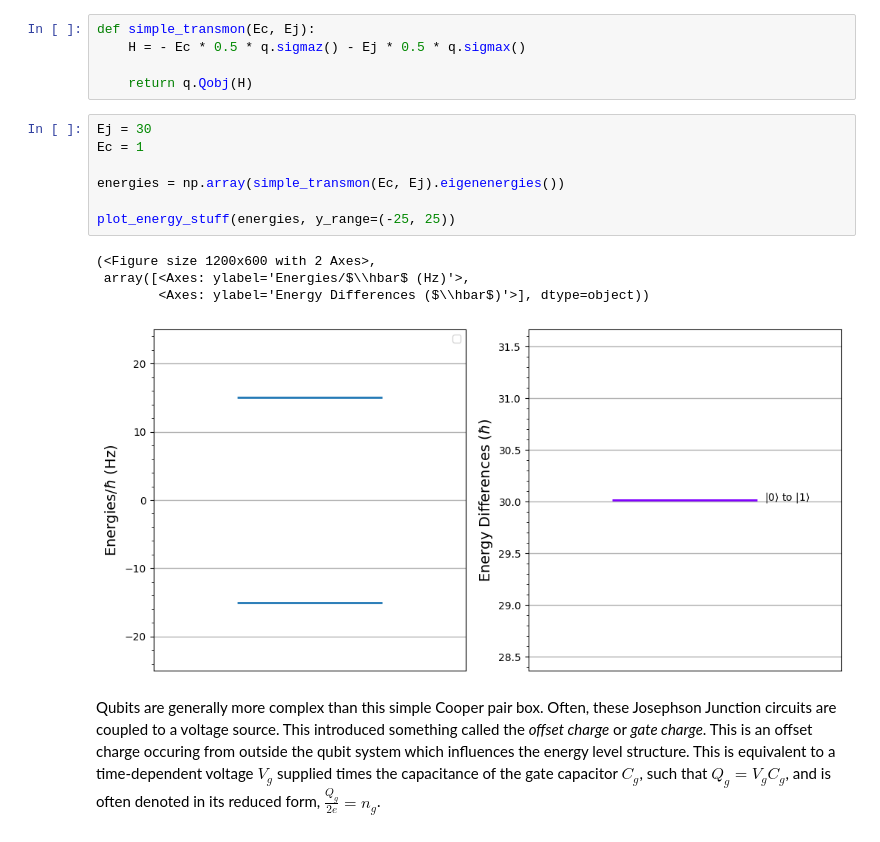
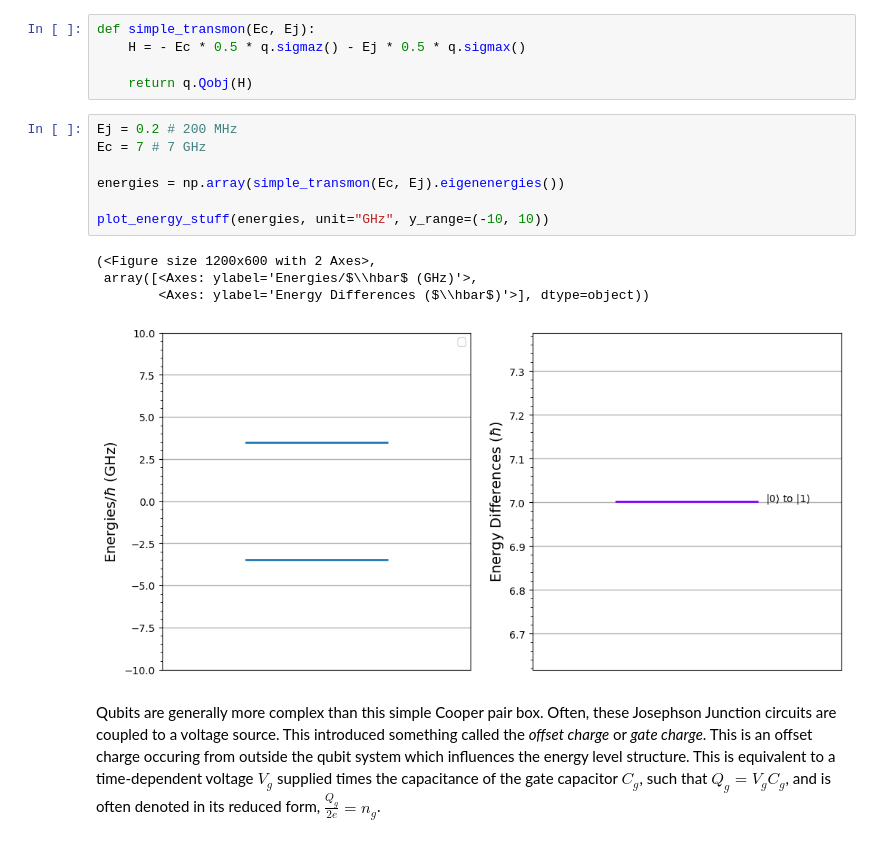
Before and after one commit to Khosmos3/Superconducting-Qubits, a Jupyter notebook: superconducting.ipynb, the cells around one changed output. Drawn from its saved outputs; the diff is of its cells as text.

Commit message:
minor changes, units, fleshing out symmetric and assymetric

```diff
--- a/superconducting.ipynb
+++ b/superconducting.ipynb
@@ -265,17 +265,17 @@ def simple_transmon(Ec, Ej):
 
     return q.Qobj(H)
 # %%
-Ej = 30
-Ec = 1
+Ej = 0.2 # 200 MHz
+Ec = 7 # 7 GHz
 
 energies = np.array(simple_transmon(Ec, Ej).eigenenergies())
 
-plot_energy_stuff(energies, y_range=(-25, 25))
+plot_energy_stuff(energies, unit="GHz", y_range=(-10, 10))
 # %% [output]
 (<Figure size 1200x600 with 2 Axes>,
- array([<Axes: ylabel='Energies/$\\hbar$ (Hz)'>,
+ array([<Axes: ylabel='Energies/$\\hbar$ (GHz)'>,
         <Axes: ylabel='Energy Differences ($\\hbar$)'>], dtype=object))
-[figure, old version]
+[figure, new version]
 # %% [markdown]
 Qubits are generally more complex than this simple Cooper pair box. Often, these Josephson Junction circuits are coupled to a voltage source. This introduced something called the *offset charge* or *gate charge*. This is an offset charge occuring from outside the qubit system which influences the energy level structure. This is equivalent to a time-dependent voltage $V_g$ supplied times the capacitance of the gate capacitor $C_g$, such that $Q_g=V_gC_g$, and is often denoted in its reduced form, $\frac{Q_g}{2e}=n_g$.
 # %%
```
Also changed, not shown: parts of 16 cells of this notebook.
